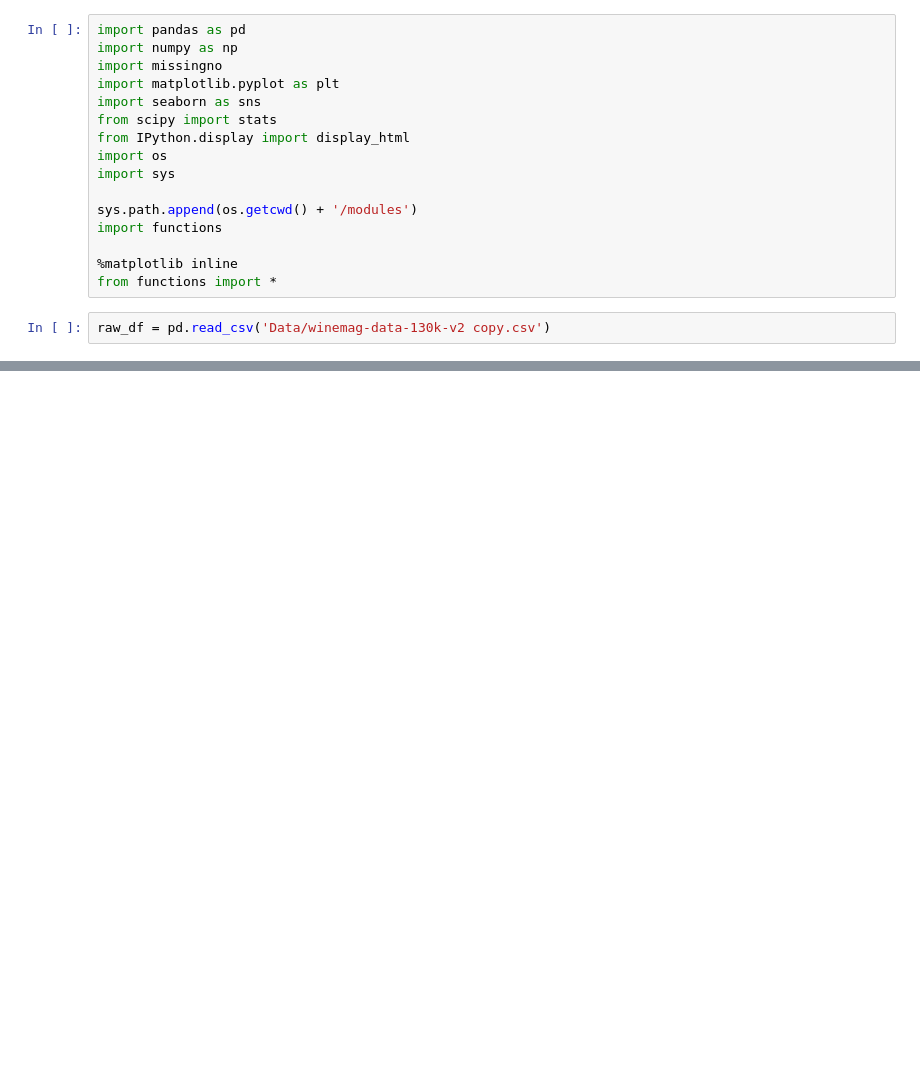
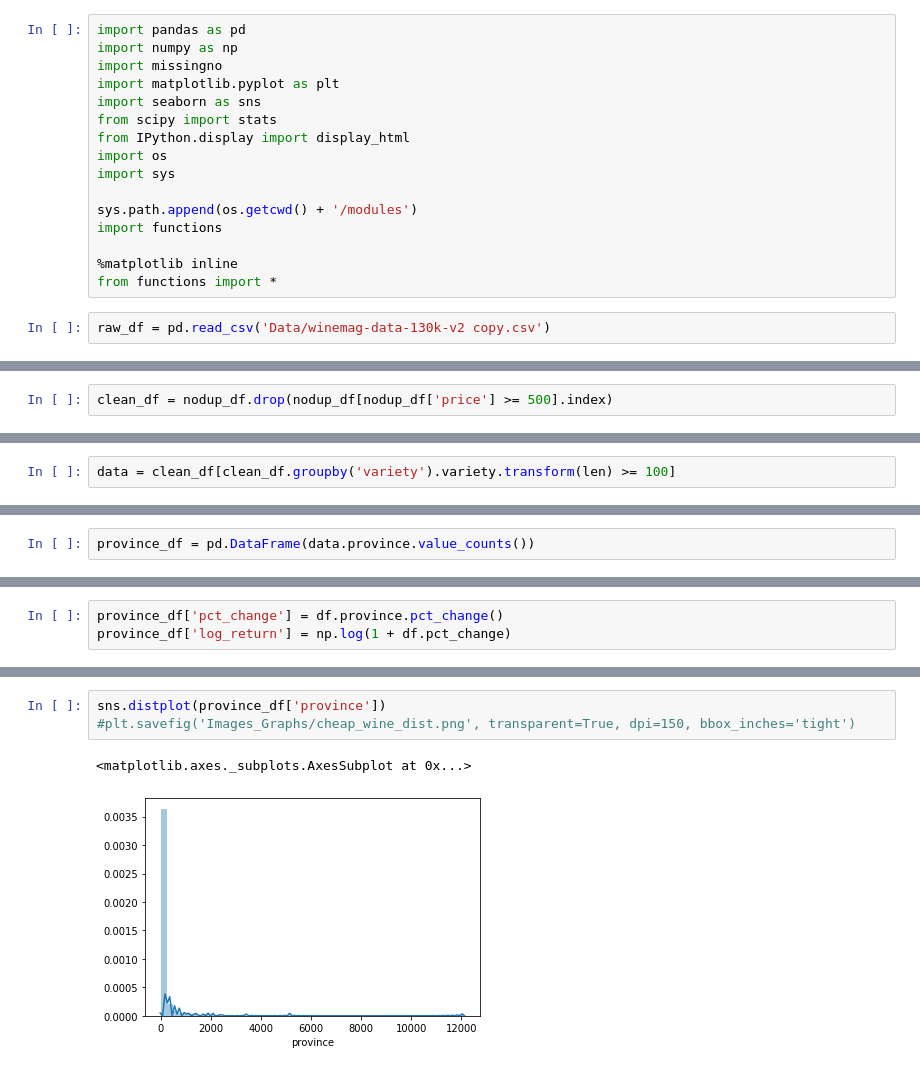
Before and after one commit to thespud56/Wine_Predictions, a Jupyter notebook: Wine_Analysis.ipynb, the cells around one changed output, grey strips where cells are left out. Drawn from its saved outputs; the diff is of its cells as text; blank space fills up the shorter version.

```diff
--- a/Wine_Analysis.ipynb
+++ b/Wine_Analysis.ipynb
@@ -22,0 +48,2 @@ ValueError: No axis named 1 for object type <class 'type'>
+# %%
+clean_df = nodup_df.drop(nodup_df[nodup_df['price'] >= 500].index)
@@ -22,0 +104,2 @@ ValueError: No axis named 1 for object type <class 'type'>
+# %%
+data = clean_df[clean_df.groupby('variety').variety.transform(len) >= 100]
@@ -22,0 +114,2 @@ ValueError: No axis named 1 for object type <class 'type'>
+# %%
+province_df = pd.DataFrame(data.province.value_counts())
@@ -22,0 +129,3 @@ ValueError: No axis named 1 for object type <class 'type'>
+# %%
+province_df['pct_change'] = df.province.pct_change()
+province_df['log_return'] = np.log(1 + df.pct_change)
@@ -22,0 +142,6 @@ ValueError: No axis named 1 for object type <class 'type'>
+# %%
+sns.distplot(province_df['province'])
+#plt.savefig('Images_Graphs/cheap_wine_dist.png', transparent=True, dpi=150, bbox_inches='tight')
+# %% [output]
+<matplotlib.axes._subplots.AxesSubplot at 0x...>
+[figure, added]
```
Also changed, not shown: parts of 27 cells of this notebook, 1 other file.
